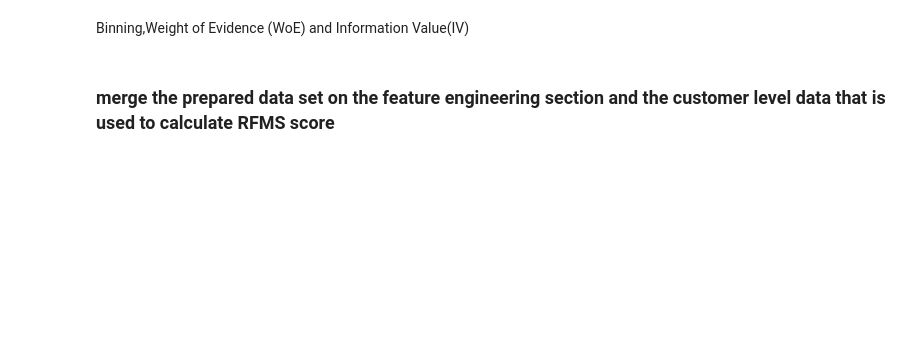
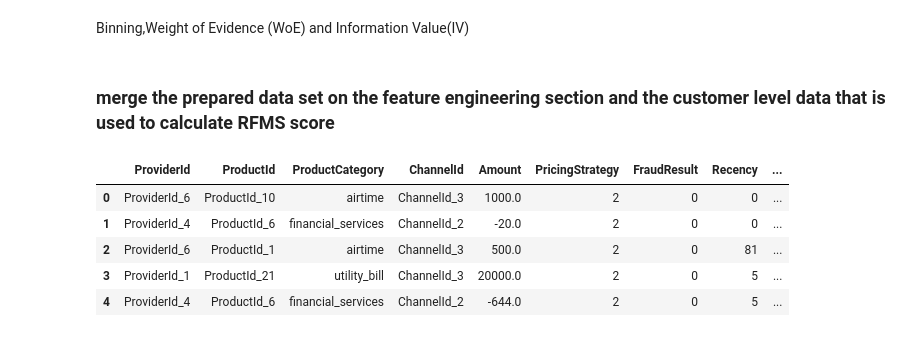
Before and after one commit to wolderufael/Credit-Scoring-Model-for-eCommerce-Platform, a Jupyter notebook: notebook/default_estimator.ipynb, the cells around one changed output. Cells and saved outputs as stored; diff of their text form; code cells hidden in the pictures; blank space fills up the shorter version.

```diff
--- a/notebook/default_estimator.ipynb
+++ b/notebook/default_estimator.ipynb
@@ -71,3 +71,19 @@ rfms_labeled.head()
 Binning,Weight of Evidence (WoE) and Information Value(IV)
 # %% [markdown]
 ### merge the prepared data set on the feature engineering section and the customer level data that is used to calculate RFMS score
+# %%
+# data_prepared=pd.read_csv("data/data_prepared.csv")
+data=pd.read_csv("data/data.csv")
+columns_to_drop = ['TransactionId','TransactionStartTime', 'BatchId', 'AccountId', 'SubscriptionId', 'CurrencyCode', 'CountryCode', 'Value']
+data = data.drop(columns=columns_to_drop)
+
+merged_data=estimator.merge_dataframes(data,rfms_labeled)
+# %%
+merged_data.head()
+# %% [output]
+|  | ProviderId | ProductId | ProductCategory | ChannelId | Amount | PricingStrategy | FraudResult | Recency | ... |
+| 0 | ProviderId_6 | ProductId_10 | airtime | ChannelId_3 | 1000.0 | 2 | 0 | 0 | ... |
+| 1 | ProviderId_4 | ProductId_6 | financial_services | ChannelId_2 | -20.0 | 2 | 0 | 0 | ... |
+| 2 | ProviderId_6 | ProductId_1 | airtime | ChannelId_3 | 500.0 | 2 | 0 | 81 | ... |
+| 3 | ProviderId_1 | ProductId_21 | utility_bill | ChannelId_3 | 20000.0 | 2 | 0 | 5 | ... |
+| 4 | ProviderId_4 | ProductId_6 | financial_services | ChannelId_2 | -644.0 | 2 | 0 | 5 | ... |
```
Also changed, not shown: parts of 14 cells of this notebook, 2 other files.
